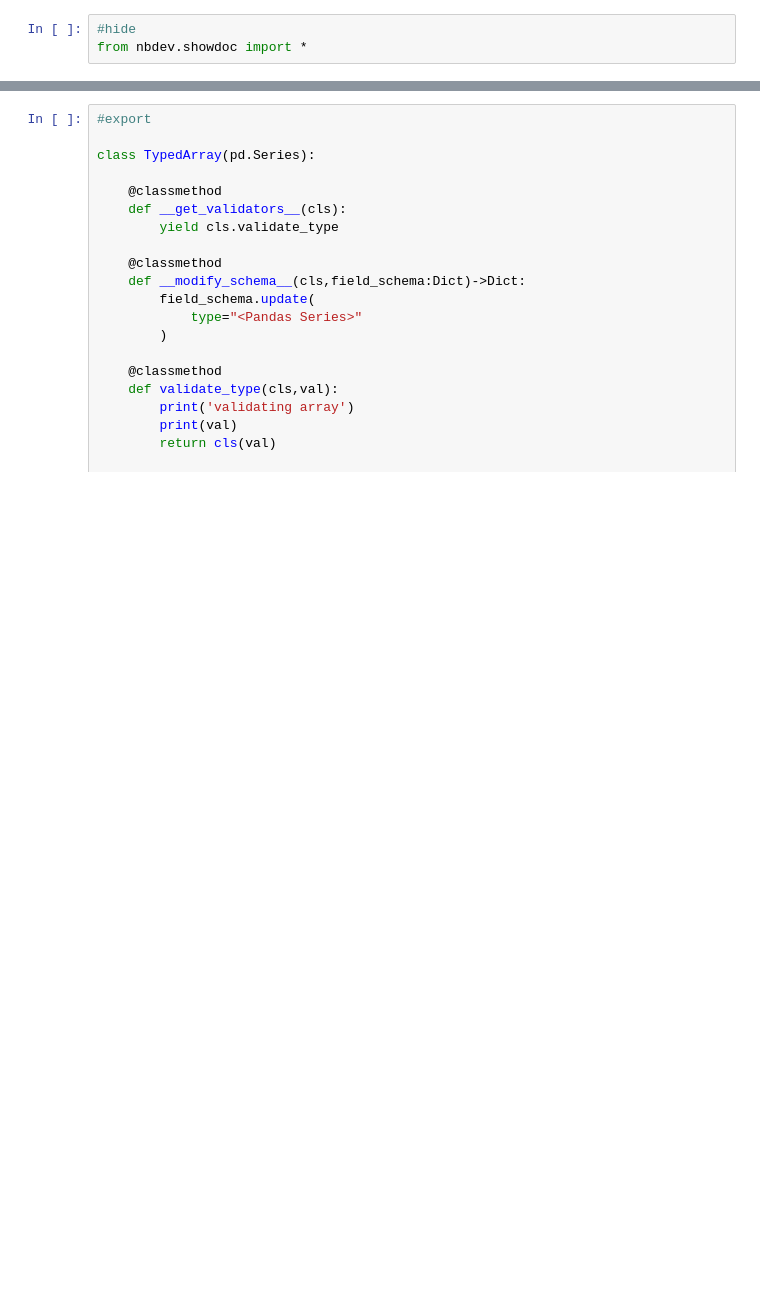
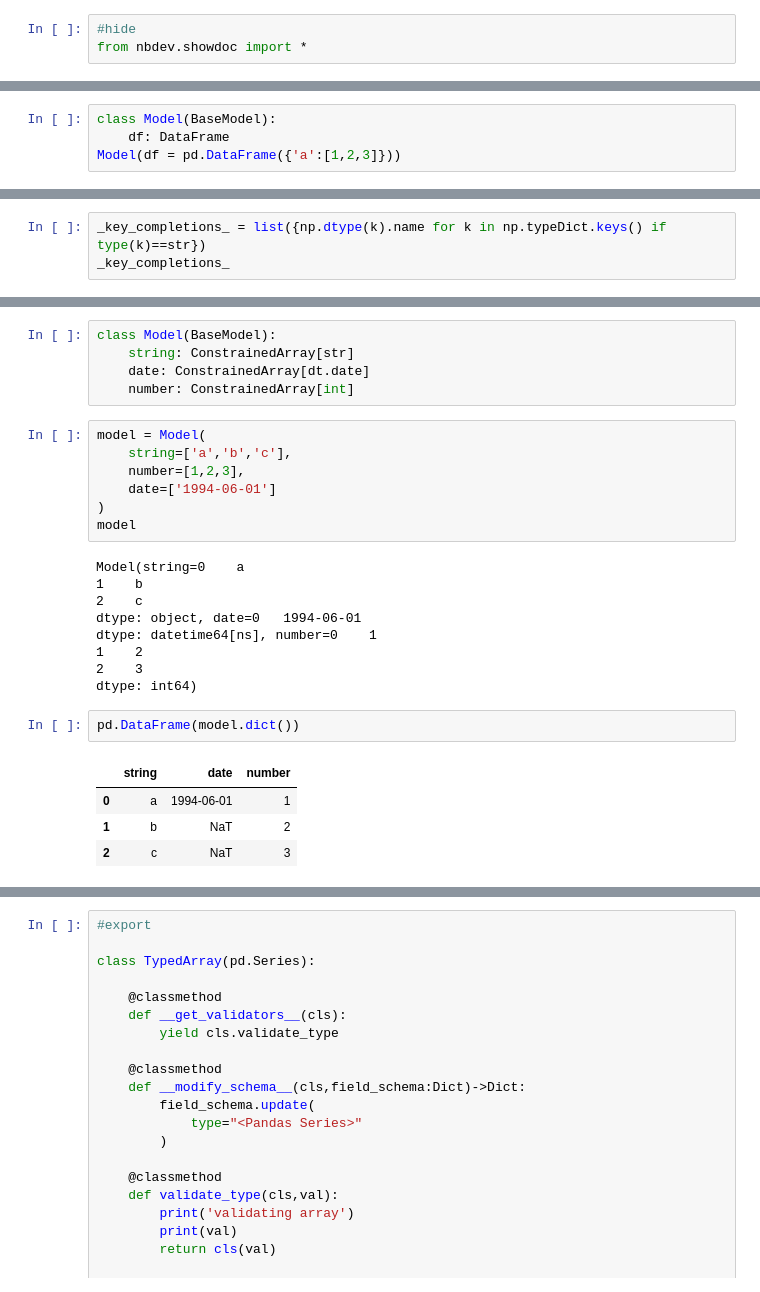
Before and after one commit to schlinkertc/pydantic-pandas, a Jupyter notebook: 00_core.ipynb, the cells around one changed output, grey strips where cells are left out. Drawn from its saved outputs; the diff is of its cells as text; blank space fills up the shorter version.

```diff
--- a/00_core.ipynb
+++ b/00_core.ipynb
@@ -21,0 +73,4 @@ from pydantic_pandas.utils import delegates
+# %%
+class Model(BaseModel):
+    df: DataFrame
+Model(df = pd.DataFrame({'a':[1,2,3]}))
@@ -21,0 +91,3 @@ from pydantic_pandas.utils import delegates
+# %%
+_key_completions_ = list({np.dtype(k).name for k in np.typeDict.keys() if type(k)==str})
+_key_completions_
@@ -21,0 +160,28 @@ from pydantic_pandas.utils import delegates
+# %%
+class Model(BaseModel):
+    string: ConstrainedArray[str]
+    date: ConstrainedArray[dt.date]
+    number: ConstrainedArray[int]
+# %%
+model = Model(
+    string=['a','b','c'],
+    number=[1,2,3],
+    date=['1994-06-01']
+)
+model
+# %% [output]
+Model(string=0    a
+1    b
+2    c
+dtype: object, date=0   1994-06-01
+dtype: datetime64[ns], number=0    1
+1    2
+2    3
+dtype: int64)
+# %%
+pd.DataFrame(model.dict())
+# %% [output]
+|  | string | date | number |
+| 0 | a | 1994-06-01 | 1 |
+| 1 | b | NaT | 2 |
+| 2 | c | NaT | 3 |
```
Also changed, not shown: parts of 68 cells of this notebook, 2 other files.
